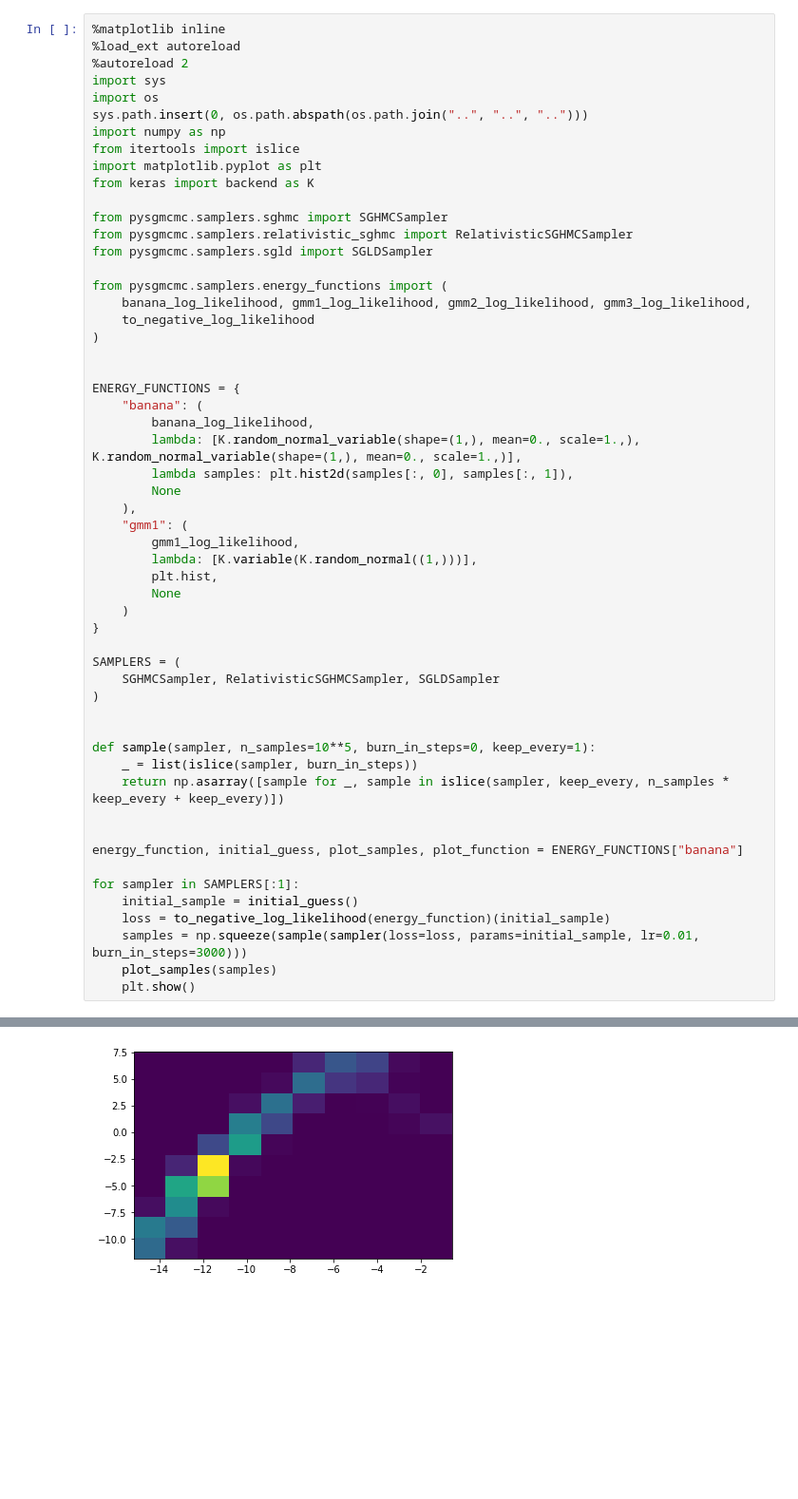
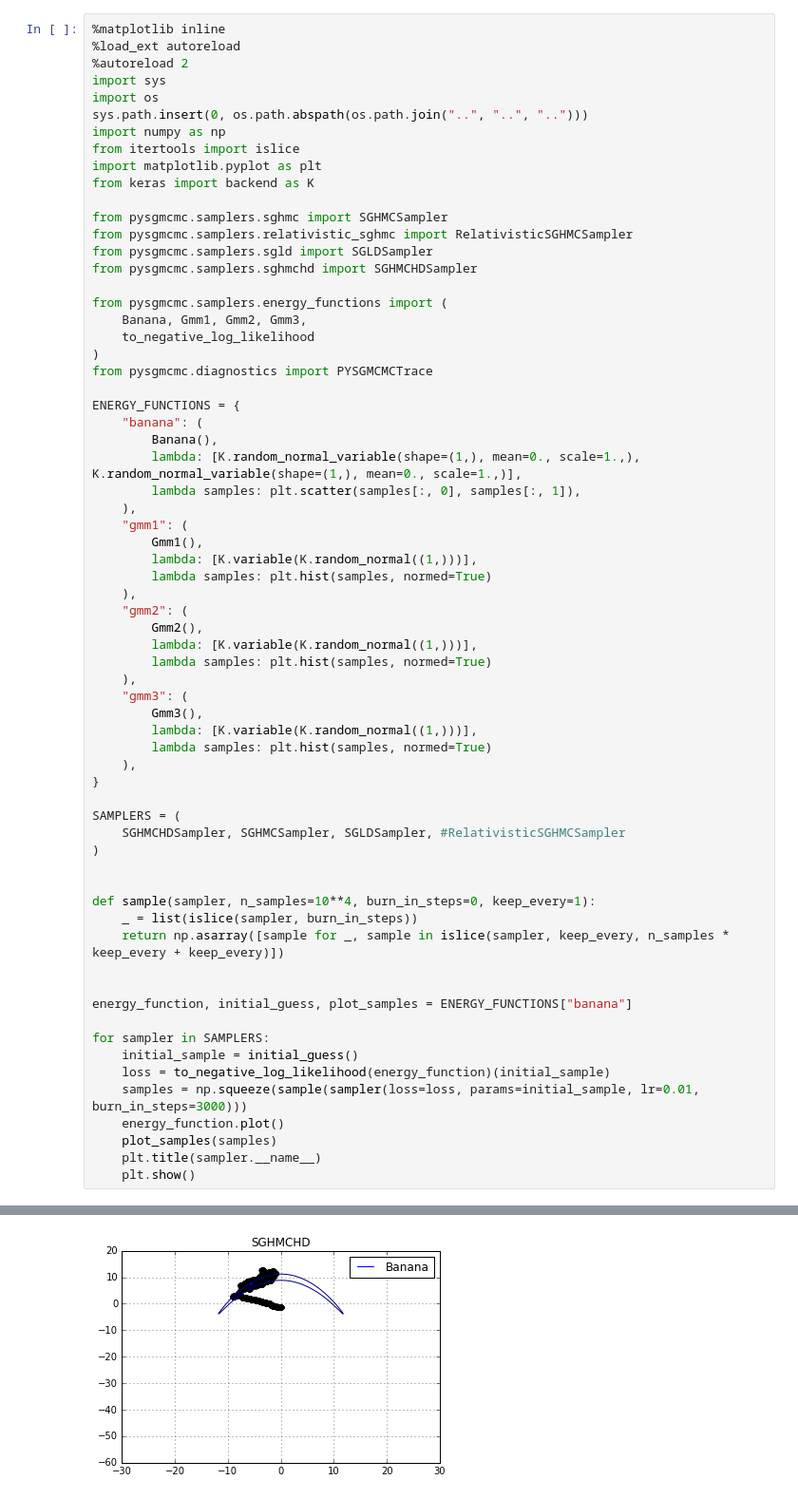
Before and after one commit to MFreidank/pysgmcmc, a Jupyter notebook: docs/source/notebooks/Sampler Comparison on Energy Functions.ipynb, the cells around one changed output, grey strips where cells are left out. Shown at 95% size. Drawn from its saved outputs; the diff is of its cells as text; blank space fills up the shorter version.

Commit message:
began adding sampler comparison with sghmchd in it

```diff
--- a/docs/source/notebooks/Sampler Comparison on Energy Functions.ipynb
+++ b/docs/source/notebooks/Sampler Comparison on Energy Functions.ipynb
@@ -13,45 +13,56 @@ from keras import backend as K
 from pysgmcmc.samplers.sghmc import SGHMCSampler
 from pysgmcmc.samplers.relativistic_sghmc import RelativisticSGHMCSampler
 from pysgmcmc.samplers.sgld import SGLDSampler
+from pysgmcmc.samplers.sghmchd import SGHMCHDSampler
 
 from pysgmcmc.samplers.energy_functions import (
-    banana_log_likelihood, gmm1_log_likelihood, gmm2_log_likelihood, gmm3_log_likelihood,
+    Banana, Gmm1, Gmm2, Gmm3,
     to_negative_log_likelihood
+)
+from pysgmcmc.diagnostics import PYSGMCMCTrace
+
+ENERGY_FUNCTIONS = {
+    "banana": (
+        Banana(),
+        lambda: [K.random_normal_variable(shape=(1,), mean=0., scale=1.,), K.random_normal_variable(shape=(1,), mean=0., scale=1.,)],
+        lambda samples: plt.scatter(samples[:, 0], samples[:, 1]),
+    ),
+    "gmm1": (
+        Gmm1(),
+        lambda: [K.variable(K.random_normal((1,)))],
+        lambda samples: plt.hist(samples, normed=True)
+    ),
+    "gmm2": (
+        Gmm2(),
+        lambda: [K.variable(K.random_normal((1,)))],
+        lambda samples: plt.hist(samples, normed=True)
+    ),
+    "gmm3": (
+        Gmm3(),
+        lambda: [K.variable(K.random_normal((1,)))],
+        lambda samples: plt.hist(samples, normed=True)
+    ),
+}
+
+SAMPLERS = (
+    SGHMCHDSampler, SGHMCSampler, SGLDSampler, #RelativisticSGHMCSampler
 )
 
 
-ENERGY_FUNCTIONS = {
-    "banana": (
-        banana_log_likelihood,
-        lambda: [K.random_normal_variable(shape=(1,), mean=0., scale=1.,), K.random_normal_variable(shape=(1,), mean=0., scale=1.,)],
-        lambda samples: plt.hist2d(samples[:, 0], samples[:, 1]),
-        None
-    ),
-    "gmm1": (
-        gmm1_log_likelihood,
-        lambda: [K.variable(K.random_normal((1,)))],
-        plt.hist,
-        None
-    )
-}
-
-SAMPLERS = (
-    SGHMCSampler, RelativisticSGHMCSampler, SGLDSampler
-)
-
-
-def sample(sampler, n_samples=10**5, burn_in_steps=0, keep_every=1):
+def sample(sampler, n_samples=10**4, burn_in_steps=0, keep_every=1):
     _ = list(islice(sampler, burn_in_steps))
     return np.asarray([sample for _, sample in islice(sampler, keep_every, n_samples * keep_every + keep_every)])
 
 
-energy_function, initial_guess, plot_samples, plot_function = ENERGY_FUNCTIONS["banana"]
+energy_function, initial_guess, plot_samples = ENERGY_FUNCTIONS["banana"]
 
-for sampler in SAMPLERS[:1]:
+for sampler in SAMPLERS:
     initial_sample = initial_guess()
     loss = to_negative_log_likelihood(energy_function)(initial_sample)
     samples = np.squeeze(sample(sampler(loss=loss, params=initial_sample, lr=0.01, burn_in_steps=3000)))
+    energy_function.plot()
     plot_samples(samples)
+    plt.title(sampler.__name__)
     plt.show()
 # %% [output]
 The autoreload extension is already loaded. To reload it, use:
@@ -59 +71 @@ The autoreload extension is already loaded. To reload it, use:
-[figure, old version]
+[figure, new version]
```
Also changed, not shown: parts of 1 cell of this notebook.
